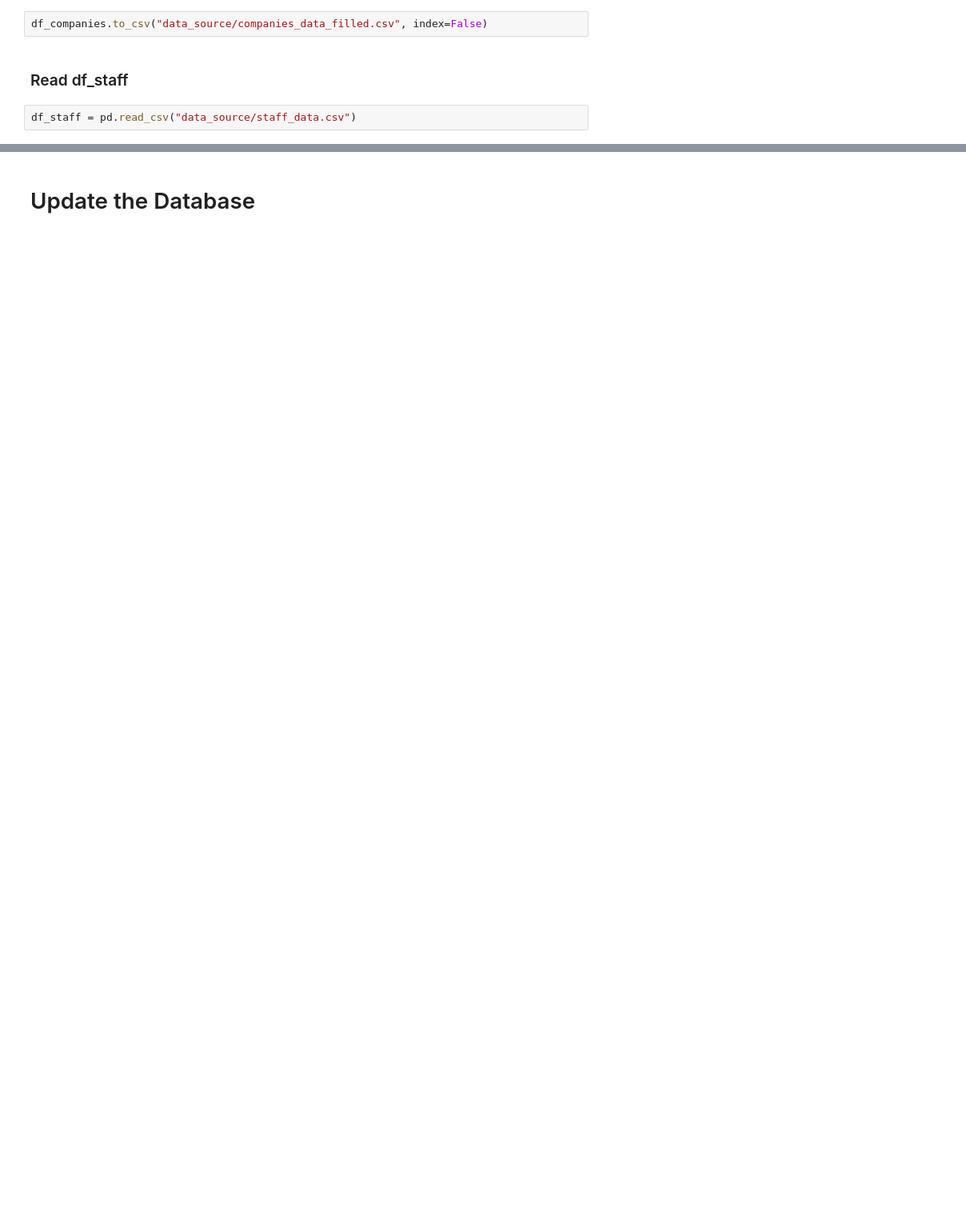
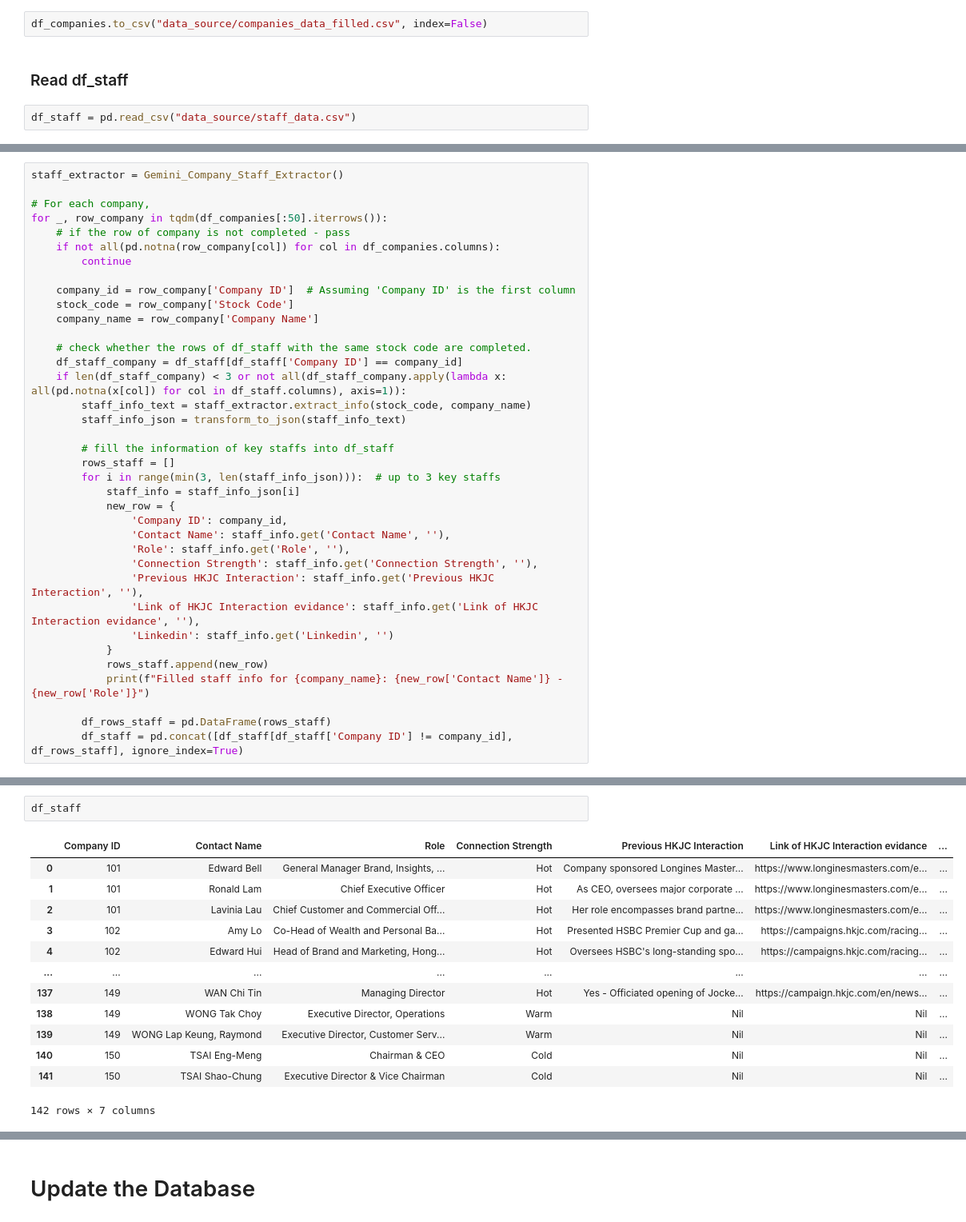
Before and after one commit to kyalan/ST_AI_Sponsor_App_Factory, a Jupyter notebook: get_data.ipynb, the cells around one changed output, grey strips where cells are left out. Shown at 80% size. Drawn from its saved outputs; the diff is of its cells as text; blank space fills up the shorter version.

```diff
--- a/get_data.ipynb
+++ b/get_data.ipynb
@@ -159,0 +212,37 @@ df_staff = pd.read_csv("data_source/staff_data.csv")
+# %%
+staff_extractor = Gemini_Company_Staff_Extractor()
+
+# For each company,
+for _, row_company in tqdm(df_companies[:50].iterrows()):
+    # if the row of company is not completed - pass
+    if not all(pd.notna(row_company[col]) for col in df_companies.columns):
+        continue
+
+    company_id = row_company['Company ID']  # Assuming 'Company ID' is the first column
+    stock_code = row_company['Stock Code']
+    company_name = row_company['Company Name']
+
+    # check whether the rows of df_staff with the same stock code are completed.
+    df_staff_company = df_staff[df_staff['Company ID'] == company_id]
+    if len(df_staff_company) < 3 or not all(df_staff_company.apply(lambda x: all(pd.notna(x[col]) for col in df_staff.columns), axis=1)):
+        staff_info_text = staff_extractor.extract_info(stock_code, company_name)
+        staff_info_json = transform_to_json(staff_info_text)
+
+        # fill the information of key staffs into df_staff
+        rows_staff = []
+        for i in range(min(3, len(staff_info_json))):  # up to 3 key staffs
+            staff_info = staff_info_json[i]
+            new_row = {
+                'Company ID': company_id,
+                'Contact Name': staff_info.get('Contact Name', ''),
+                'Role': staff_info.get('Role', ''),
+                'Connection Strength': staff_info.get('Connection Strength', ''),
+                'Previous HKJC Interaction': staff_info.get('Previous HKJC Interaction', ''),
+                'Link of HKJC Interaction evidance': staff_info.get('Link of HKJC Interaction evidance', ''),
+                'Linkedin': staff_info.get('Linkedin', '')
+            }
+            rows_staff.append(new_row)
+            print(f"Filled staff info for {company_name}: {new_row['Contact Name']} - {new_row['Role']}")
+
+        df_rows_staff = pd.DataFrame(rows_staff)
+        df_staff = pd.concat([df_staff[df_staff['Company ID'] != company_id], df_rows_staff], ignore_index=True)
@@ -159,0 +287,16 @@ df_staff = pd.read_csv("data_source/staff_data.csv")
+# %%
+df_staff
+# %% [output]
+|  | Company ID | Contact Name | Role | Connection Strength | Previous HKJC Interaction | Link of HKJC Interaction evidance | ... |
+| 0 | 101 | Edward Bell | General Manager Brand, Insights, ... | Hot | Company sponsored Longines Master... | https://www.longinesmasters.com/e... | ... |
+| 1 | 101 | Ronald Lam | Chief Executive Officer | Hot | As CEO, oversees major corporate ... | https://www.longinesmasters.com/e... | ... |
+| 2 | 101 | Lavinia Lau | Chief Customer and Commercial Off... | Hot | Her role encompasses brand partne... | https://www.longinesmasters.com/e... | ... |
+| 3 | 102 | Amy Lo | Co-Head of Wealth and Personal Ba... | Hot | Presented HSBC Premier Cup and ga... | https://campaigns.hkjc.com/racing... | ... |
+| 4 | 102 | Edward Hui | Head of Brand and Marketing, Hong... | Hot | Oversees HSBC's long-standing spo... | https://campaigns.hkjc.com/racing... | ... |
+| ... | ... | ... | ... | ... | ... | ... | ... |
+| 137 | 149 | WAN Chi Tin | Managing Director | Hot | Yes - Officiated opening of Jocke... | https://campaign.hkjc.com/en/news... | ... |
+| 138 | 149 | WONG Tak Choy | Executive Director, Operations | Warm | Nil | Nil | ... |
+| 139 | 149 | WONG Lap Keung, Raymond | Executive Director, Customer Serv... | Warm | Nil | Nil | ... |
+| 140 | 150 | TSAI Eng-Meng | Chairman & CEO | Cold | Nil | Nil | ... |
+| 141 | 150 | TSAI Shao-Chung | Executive Director & Vice Chairman | Cold | Nil | Nil | ... |
+142 rows × 7 columns
```
Also changed, not shown: parts of 7 cells of this notebook.
